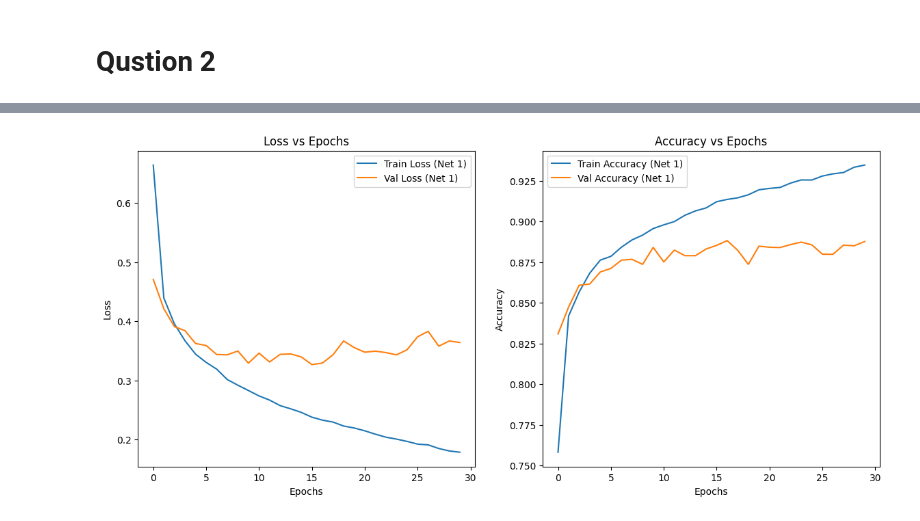
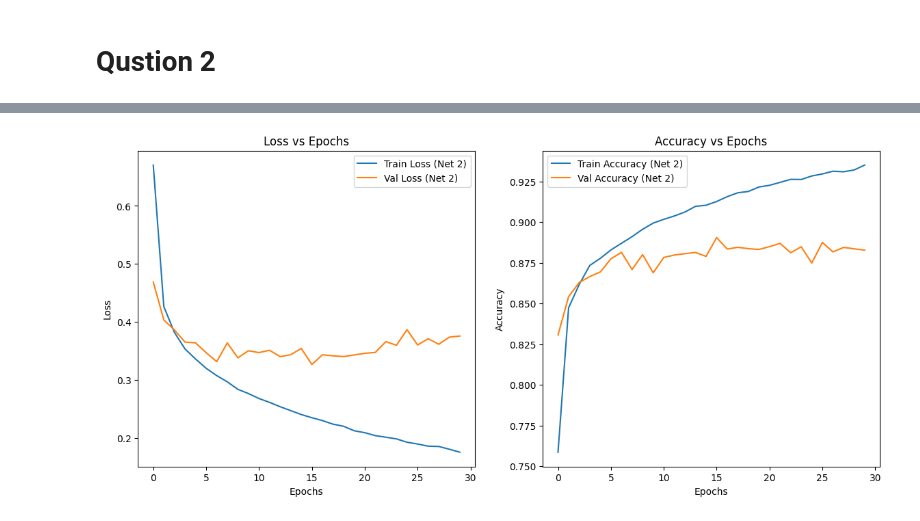
Before and after one commit to samihwar/Deep_learning, a Jupyter notebook: HW1.ipynb, the cells around one changed output, grey strips where cells are left out. Saved outputs shown, nothing was run; the diff lists cells and outputs as text; code cells hidden in the pictures.

```diff
--- a/HW1.ipynb
+++ b/HW1.ipynb
@@ -540,8 +574,8 @@ plt.figure(figsize=(14, 6))
 
 # Loss
 plt.subplot(1, 2, 1)
-plt.plot(train_losses, label='Train Loss (Net 1)')
-plt.plot(val_losses, label='Val Loss (Net 1)')
+plt.plot(train_losses, label='Train Loss (Net 2)')
+plt.plot(val_losses, label='Val Loss (Net 2)')
 plt.xlabel('Epochs')
 plt.ylabel('Loss')
 plt.legend()
@@ -549,8 +583,8 @@ plt.title('Loss vs Epochs')
 
 # Accuracy
 plt.subplot(1, 2, 2)
-plt.plot(train_accuracies, label='Train Accuracy (Net 1)')
-plt.plot(val_accuracies, label='Val Accuracy (Net 1)')
+plt.plot(train_accuracies, label='Train Accuracy (Net 2)')
+plt.plot(val_accuracies, label='Val Accuracy (Net 2)')
 plt.xlabel('Epochs')
 plt.ylabel('Accuracy')
 plt.legend()
@@ -570,2 +604,2 @@ Epoch 30/30: Train Accuracy = 0.9347, Validation Accuracy = 0.8877
-[figure, old version]
+[figure, new version]
 Total number of parameters in the model: 53018
```
Also changed, not shown: parts of 12 cells of this notebook.
